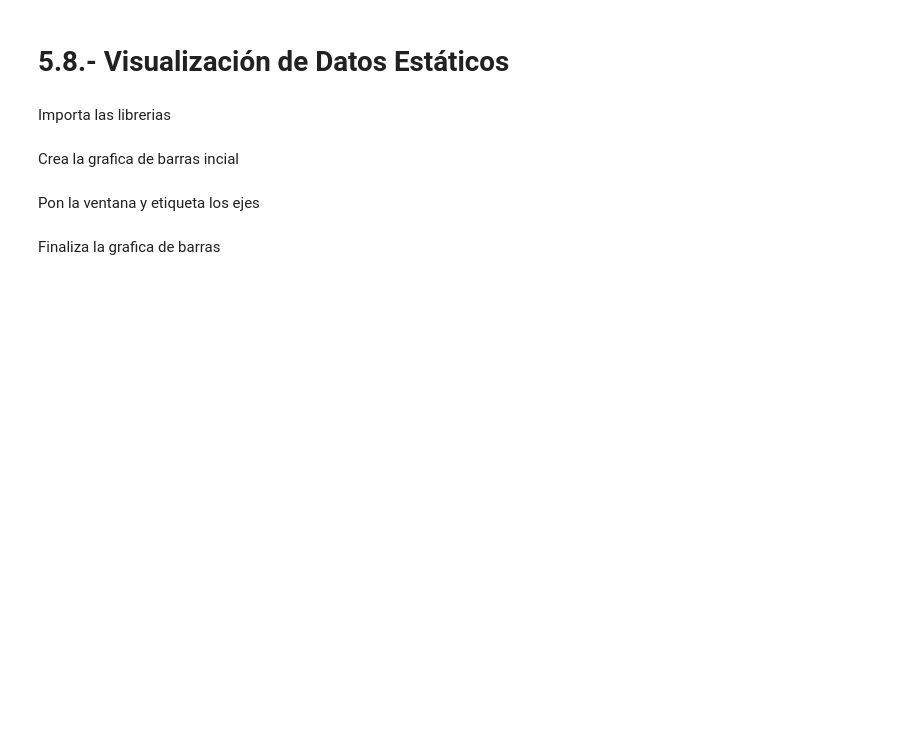
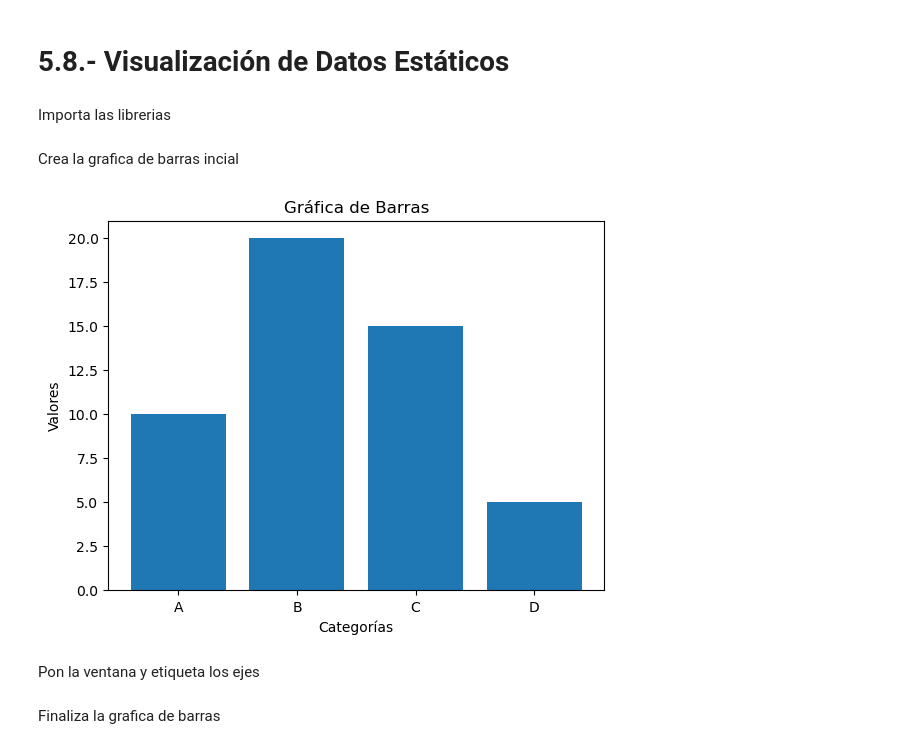
Before and after one commit to SaborLatte/6IV7_SanchezVillegasFernandaCarolina_Analisis, a Jupyter notebook: 5.-Listas y Tuplas.ipynb, the cells around one changed output. Saved outputs shown, nothing was run; the diff lists cells and outputs as text; code cells hidden in the pictures; blank space fills up the shorter version.

```diff
--- a/5.-Listas y Tuplas.ipynb
+++ b/5.-Listas y Tuplas.ipynb
@@ -713,5 +724,15 @@ Importa las librerias
 # %% [markdown]
 Crea la grafica de barras incial
+# %%
+categorias = ['A', 'B', 'C', 'D']
+valores = [10, 20, 15, 5]
+plt.bar(categorias, valores)
+plt.xlabel("Categorías")
+plt.ylabel("Valores")
+plt.title("Gráfica de Barras")
+plt.show()
+# %% [output]
+[figure, added]
 # %% [markdown]
 Pon la ventana y etiqueta los ejes
 # %% [markdown]
```
Also changed, not shown: parts of 3 cells of this notebook.
